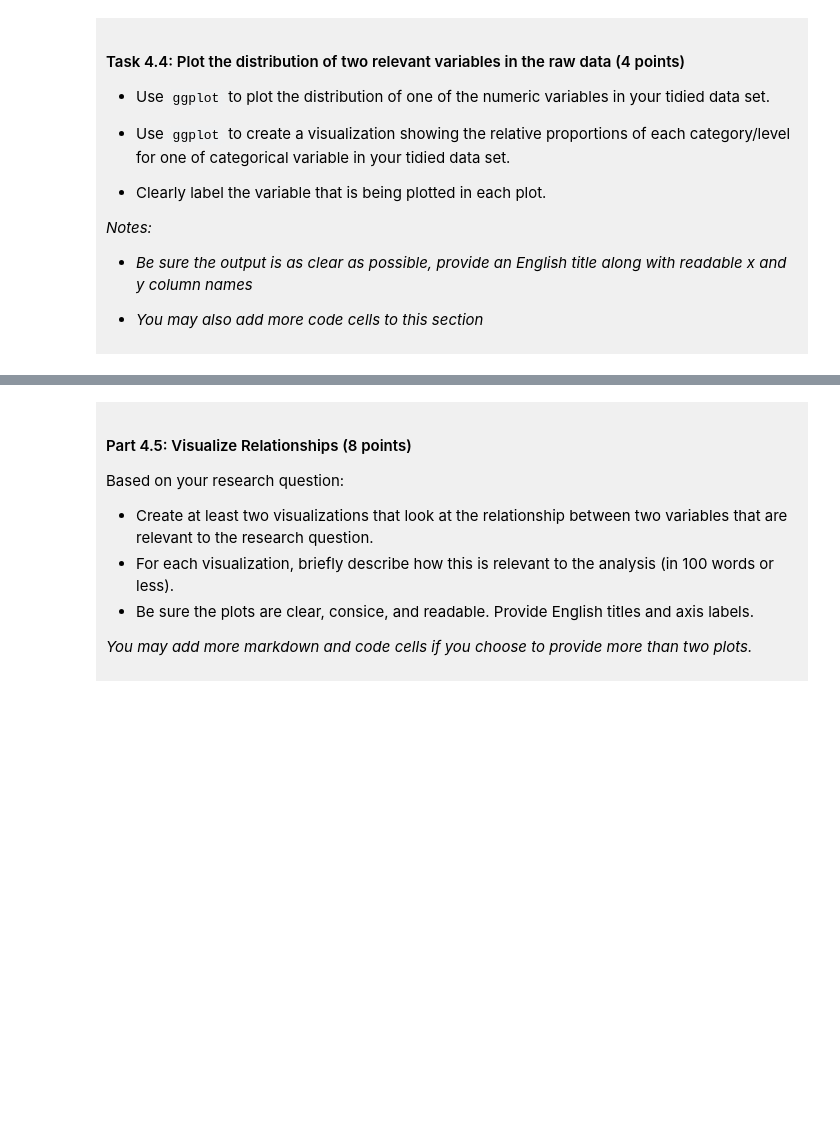
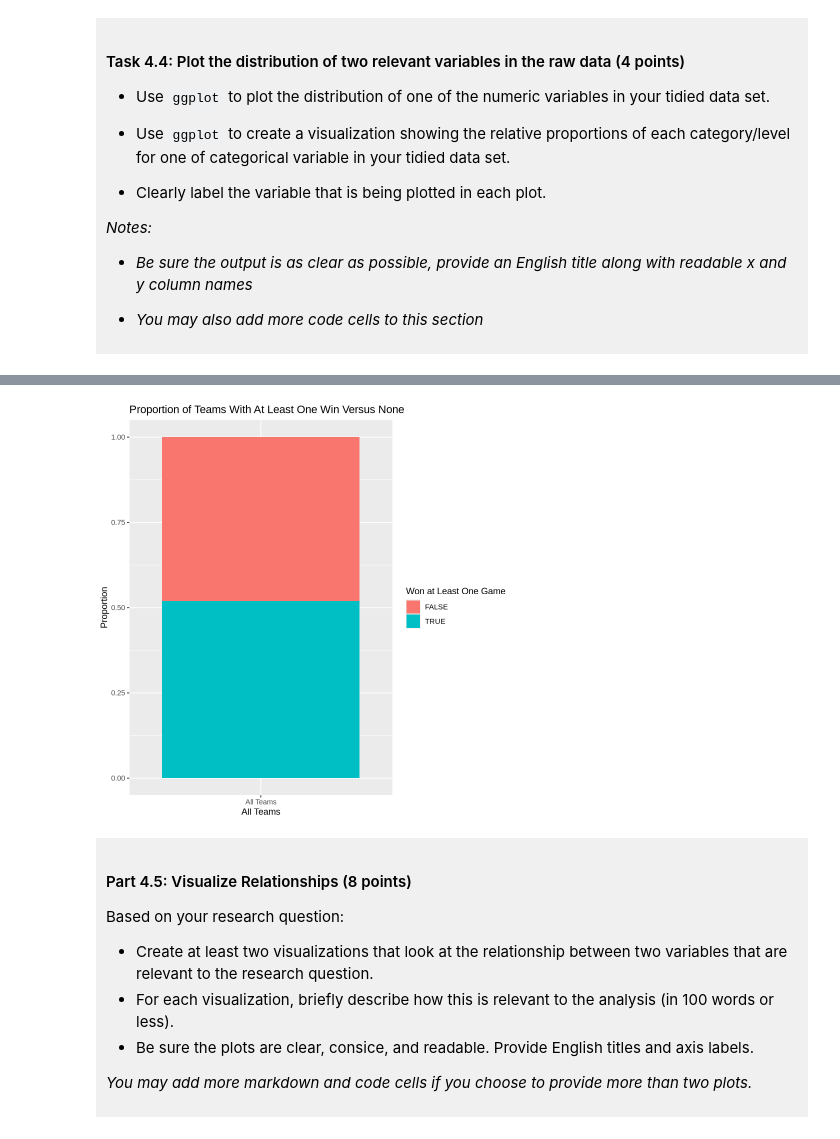
Before and after one commit to parkar5/dsci-100-project-aidan-park, a Jupyter notebook: dsci-100-project-notebook.ipynb, the cells around one changed output, grey strips where cells are left out. Drawn from its saved outputs; the diff is of its cells as text; code cells hidden in the pictures; blank space fills up the shorter version.

```diff
--- a/dsci-100-project-notebook.ipynb
+++ b/dsci-100-project-notebook.ipynb
@@ -304,5 +342,11 @@ You will refine your research question (if needed) and produce a tidy data set.
 # %%
-### EDIT THIS CODE CELL FOR PLOT 2 ###
+proportion_bar <- data_tidy |>
+    ggplot(aes(x = "All Teams", fill = won_game)) +
+    geom_bar(position = 'fill') +
+    labs(title= "Proportion of Teams With At Least One Win Versus None", x= "All Teams", y= "Proportion", fill= "Won at Least One Game")
+proportion_bar
+# %% [output]
+[figure, added]
 # %% [markdown]
 <div style="background-color: #f0f0f0; padding: 10px;">
 
```
Also changed, not shown: parts of 9 cells of this notebook.
